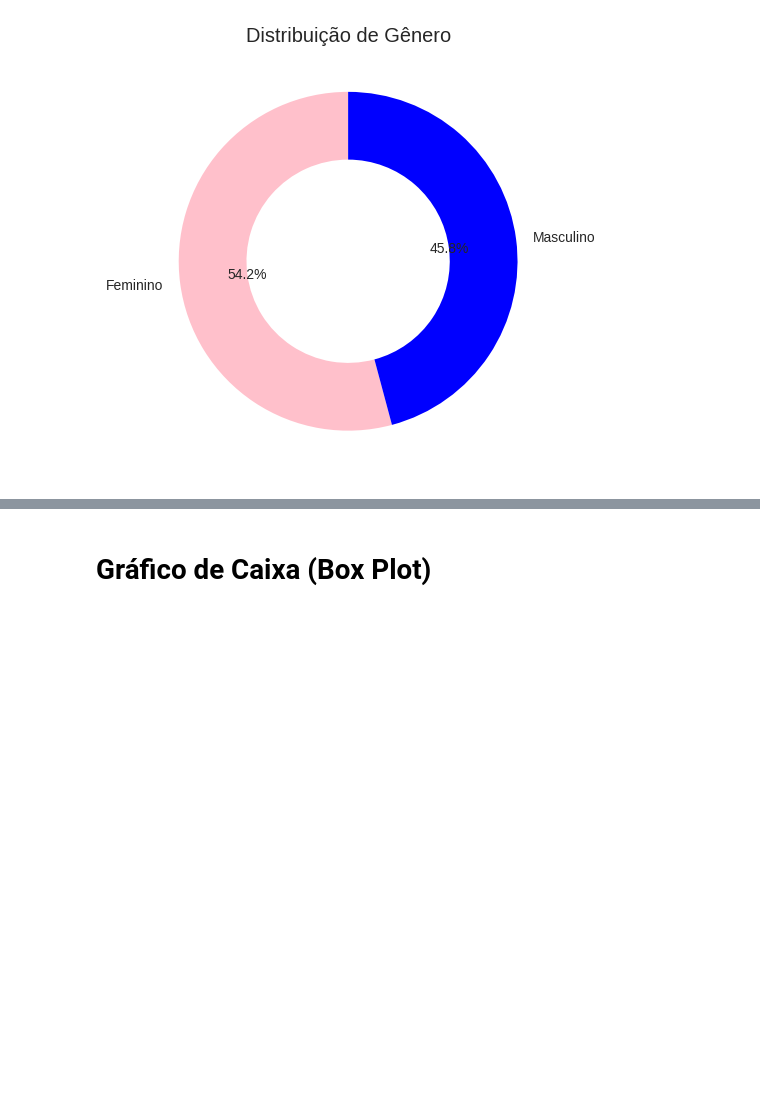
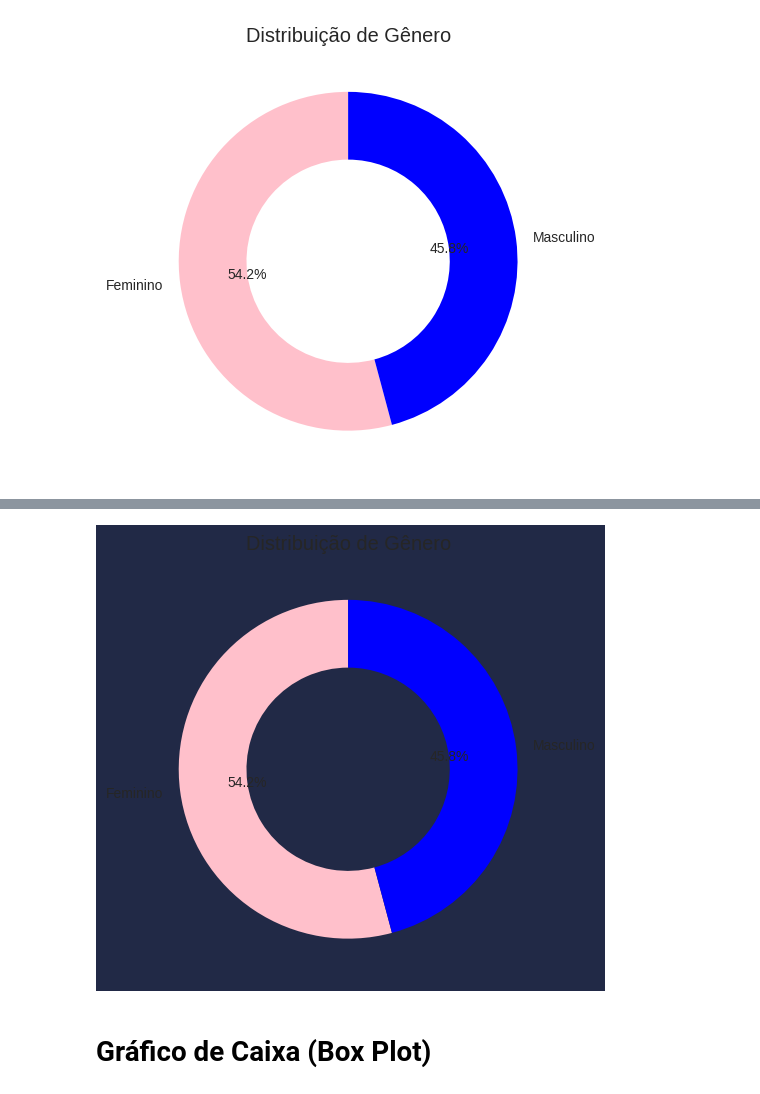
Before and after one commit to GabrielCardoso18/Primeiro, a Jupyter notebook: Cópia_de_Tipos_de_Gráficos_Roteiro.ipynb, the cells around one changed output, grey strips where cells are left out. Cells and saved outputs as stored; diff of their text form; code cells hidden in the pictures; blank space fills up the shorter version.

```diff
--- a/Cópia_de_Tipos_de_Gráficos_Roteiro.ipynb
+++ b/Cópia_de_Tipos_de_Gráficos_Roteiro.ipynb
@@ -255,6 +256,19 @@ plt.show()
 Deixe o gráfico dessa maneira:
 
 ![image.png](embedded-picture-1)
+# %%
+# Criar o gráfico de pizza
+figura = plt.figure(facecolor='#212946')
+
+plt.pie(quantidade, labels=generos, autopct='%1.1f%%',
+        startangle=90, colors=['#FFC0CB', '#0000FF'], wedgeprops={'width': 0.4})
+
+plt.title('Distribuição de Gênero')
+
+# Mostrar o gráfico
+plt.show()
+# %% [output]
+[figure, added]
 # %% [markdown]
 # Gráfico de Caixa (Box Plot)
 # %%
```
Also changed, not shown: parts of 7 cells of this notebook.
